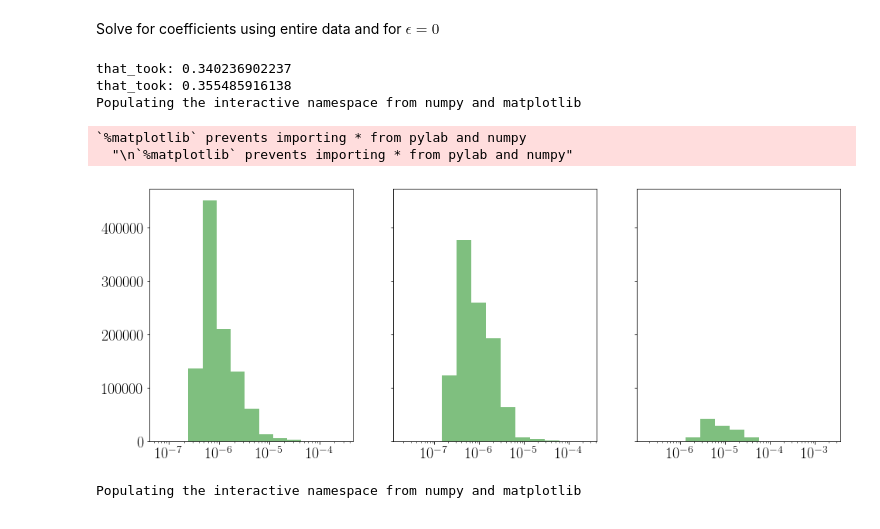
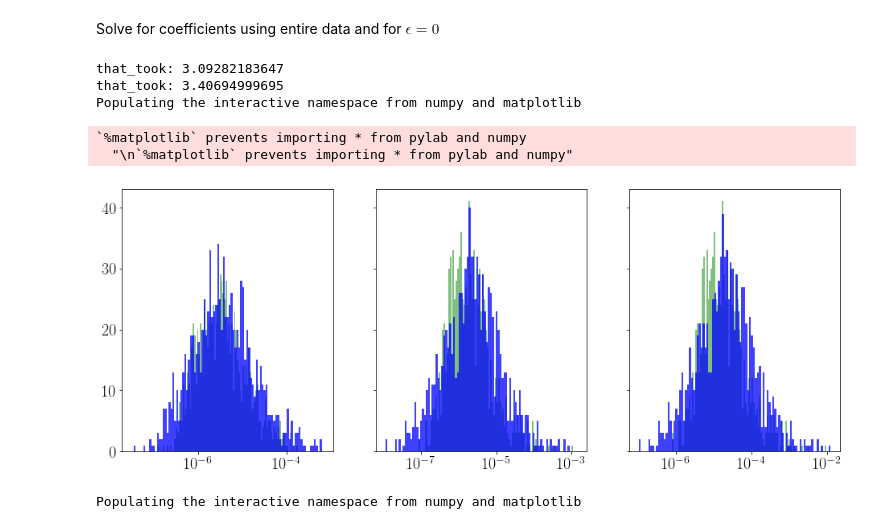
Before and after one commit to snl-dakota/pecos, a Jupyter notebook: python/tutorials/Polynomial Cross Validation.ipynb, the cells around one changed output. Cells and saved outputs as stored; diff of their text form; code cells hidden in the pictures.

```diff
--- a/python/tutorials/Polynomial Cross Validation.ipynb
+++ b/python/tutorials/Polynomial Cross Validation.ipynb
@@ -62,7 +62,7 @@ regression_opts = {'verbosity':0,'cv-opts':cv_opts,'store-history':True}
 def cross_validated_solve_helper(args):
     return cross_validated_solve(*args)
 
-num_trials = 100; num_bins=10
+num_trials = 1000; num_bins=100
 import multiprocessing
 max_eval_concurrency=1#max(multiprocessing.cpu_count()-2,1)
 from multiprocessing import Pool
@@ -81,38 +81,38 @@ print 'that_took:', time.time()-t0
 
 num_validation_samples = 1000
 validation_samples = numpy.random.uniform(0,1,(num_vars,num_validation_samples))
 validation_vals = function.value(validation_samples,function_opts)
 
 t0 = time.time()
 mse = []
 cv_scores = []
 for i in range(num_trials):
     cv_scores_i, solutions = result[i]
     cv_scores.append(cv_scores_i)
     approx.set_coefficients(solutions)
     approx_validation_vals = approx.value(validation_samples)
     mse.append(numpy.linalg.norm(approx_validation_vals-validation_vals,axis=0)**2/num_validation_samples)
 mse = numpy.asarray(mse)
 cv_scores = numpy.asarray(cv_scores)
 print 'that_took:', time.time()-t0
 
 %pylab inline
 num_rhs = mse[0].shape[0]
 f,axs=pylab.subplots(1,num_rhs,sharey=True,figsize=(16, 6))
 axs = axs.ravel()
 for j in range(num_rhs):
     bins=numpy.logspace(numpy.log10(mse[:,j].min()),numpy.log10(mse[:,j].max()), num_bins)
-    n, bins, patches = axs[j].hist(mse[:,j], bins=bins, normed=1, facecolor='green', alpha=0.5)
+    n, bins, patches = axs[j].hist(mse[:,j], bins=bins, normed=None, facecolor='green', alpha=0.5,label='Err')
     bins=numpy.logspace(numpy.log10(cv_scores[:,j].min()),numpy.log10(cv_scores[:,j].max()), num_bins)
-    n, bins, patches = axs[j].hist(cv_scores[:,j], bins=bins, normed=0, facecolor='blue', alpha=0.75)
+    n, bins, patches = axs[j].hist(cv_scores[:,j], bins=bins, normed=None, facecolor='blue', alpha=0.75,label='CV score')
     axs[j].set_xscale("log")
 # %% [output]
-that_took: 0.340236902237
-that_took: 0.355485916138
+that_took: 3.09282183647
+that_took: 3.40694999695
 Populating the interactive namespace from numpy and matplotlib
 `%matplotlib` prevents importing * from pylab and numpy
   "\n`%matplotlib` prevents importing * from pylab and numpy"
-[figure, old version]
+[figure, new version]
 # %%
 
 %pylab inlinefrom utilities.visualisation import plot_surface_from_function
```
Also changed, not shown: 2 other files.
